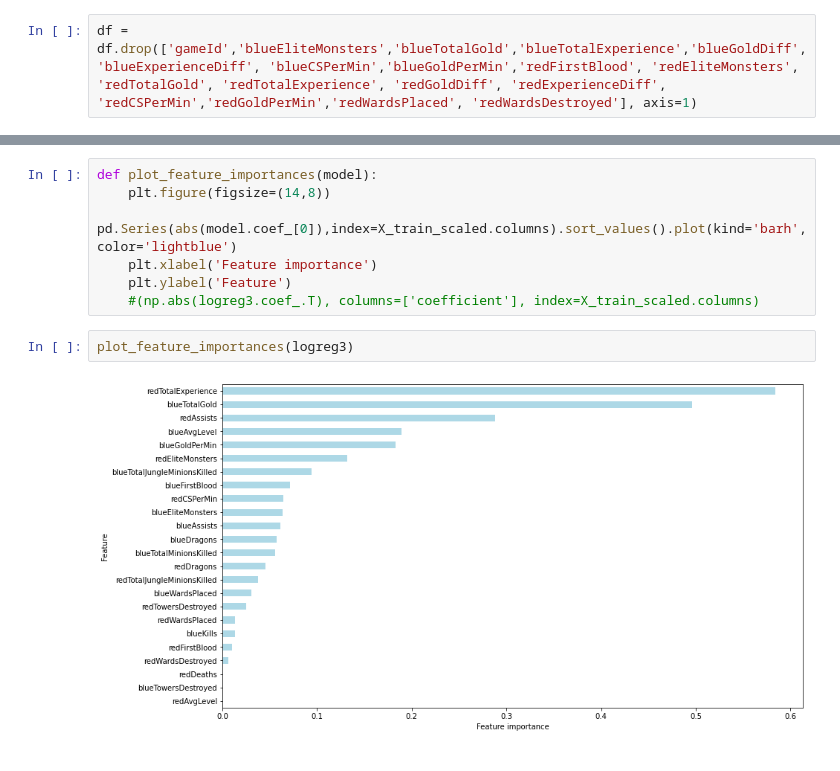
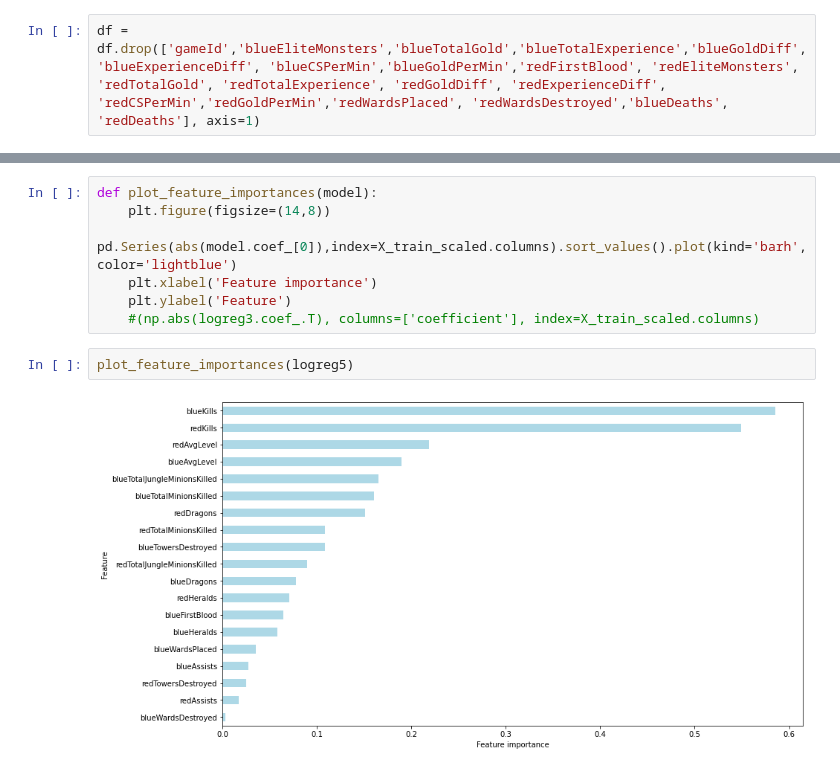
Before and after one commit to krvosen/bsc-phase-three-project, a Jupyter notebook: notebooks/exploratory/Kyle/FinalMaybe.ipynb, the cells around one changed output, grey strips where cells are left out. Cells and saved outputs as stored; diff of their text form.

```diff
--- a/notebooks/exploratory/Kyle/FinalMaybe.ipynb
+++ b/notebooks/exploratory/Kyle/FinalMaybe.ipynb
@@ -45,7 +45,7 @@ Name: blueWins, dtype: int64
 #df = df.drop('gameId', axis=1)
 # %%
 df = df.drop(['gameId','blueEliteMonsters','blueTotalGold','blueTotalExperience','blueGoldDiff', 'blueExperienceDiff', 'blueCSPerMin','blueGoldPerMin','redFirstBlood', 'redEliteMonsters',
-'redTotalGold', 'redTotalExperience', 'redGoldDiff', 'redExperienceDiff', 'redCSPerMin','redGoldPerMin','redWardsPlaced', 'redWardsDestroyed'], axis=1)
+'redTotalGold', 'redTotalExperience', 'redGoldDiff', 'redExperienceDiff', 'redCSPerMin','redGoldPerMin','redWardsPlaced', 'redWardsDestroyed','blueDeaths', 'redDeaths'], axis=1)
 # %%
 X = df.drop('blueWins',axis=1)
 y = df.blueWins
@@ -330,6 +320,6 @@ def plot_feature_importances(model):
     plt.ylabel('Feature')
     #(np.abs(logreg3.coef_.T), columns=['coefficient'], index=X_train_scaled.columns)
 # %%
-plot_feature_importances(logreg3)
+plot_feature_importances(logreg5)
 # %% [output]
-[figure, old version]
+[figure, new version]
```
Also changed, not shown: parts of 19 cells of this notebook.
